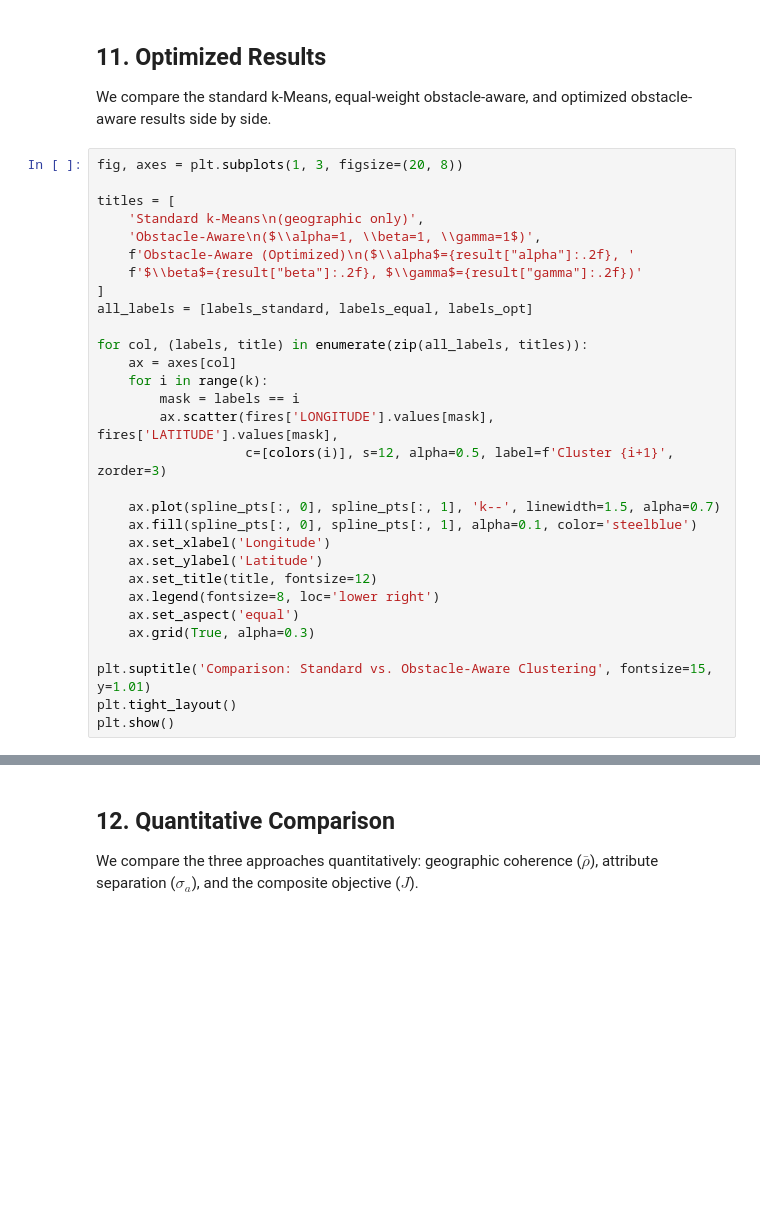
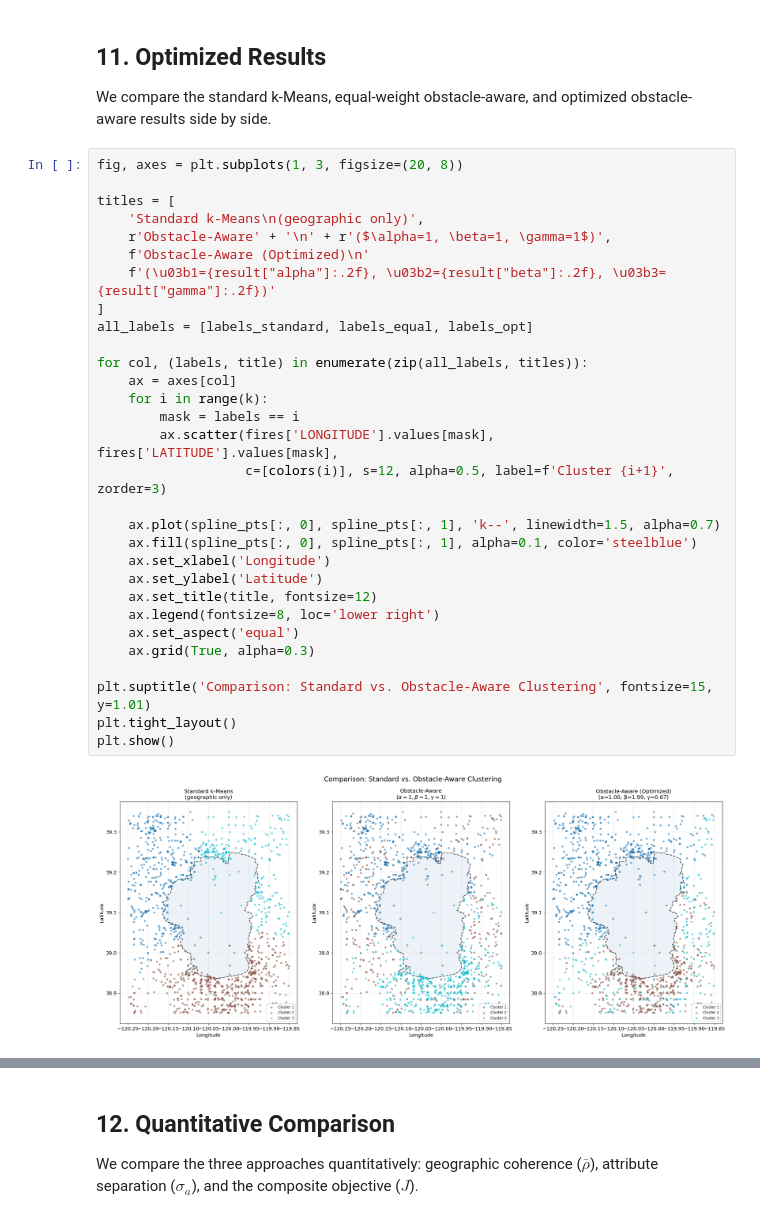
Before and after one commit to Michele-75/obstacle-aware-clustering, a Jupyter notebook: notebooks/03_clustering_wildfires.ipynb, the cells around one changed output, grey strips where cells are left out. Drawn from its saved outputs; the diff is of its cells as text; blank space fills up the shorter version.

```diff
--- a/notebooks/03_clustering_wildfires.ipynb
+++ b/notebooks/03_clustering_wildfires.ipynb
@@ -575,33 +678,35 @@ We compare the standard k-Means, equal-weight obstacle-aware, and optimized obst
 # %%
 fig, axes = plt.subplots(1, 3, figsize=(20, 8))
 
 titles = [
     'Standard k-Means\n(geographic only)',
-    'Obstacle-Aware\n($\\alpha=1, \\beta=1, \\gamma=1$)',
-    f'Obstacle-Aware (Optimized)\n($\\alpha$={result["alpha"]:.2f}, '
-    f'$\\beta$={result["beta"]:.2f}, $\\gamma$={result["gamma"]:.2f})'
+    r'Obstacle-Aware' + '\n' + r'($\alpha=1, \beta=1, \gamma=1$)',
+    f'Obstacle-Aware (Optimized)\n'
+    f'(\u03b1={result["alpha"]:.2f}, \u03b2={result["beta"]:.2f}, \u03b3={result["gamma"]:.2f})'
 ]
 all_labels = [labels_standard, labels_equal, labels_opt]
 
 for col, (labels, title) in enumerate(zip(all_labels, titles)):
     ax = axes[col]
     for i in range(k):
         mask = labels == i
         ax.scatter(fires['LONGITUDE'].values[mask], fires['LATITUDE'].values[mask],
                    c=[colors(i)], s=12, alpha=0.5, label=f'Cluster {i+1}', zorder=3)
 
     ax.plot(spline_pts[:, 0], spline_pts[:, 1], 'k--', linewidth=1.5, alpha=0.7)
     ax.fill(spline_pts[:, 0], spline_pts[:, 1], alpha=0.1, color='steelblue')
     ax.set_xlabel('Longitude')
     ax.set_ylabel('Latitude')
     ax.set_title(title, fontsize=12)
     ax.legend(fontsize=8, loc='lower right')
     ax.set_aspect('equal')
     ax.grid(True, alpha=0.3)
 
 plt.suptitle('Comparison: Standard vs. Obstacle-Aware Clustering', fontsize=15, y=1.01)
 plt.tight_layout()
 plt.show()
+# %% [output]
+[figure, added]
 # %%
 # Optimized cluster profiles
 fires['cluster_opt'] = labels_opt
```
Also changed, not shown: parts of 19 cells of this notebook.
